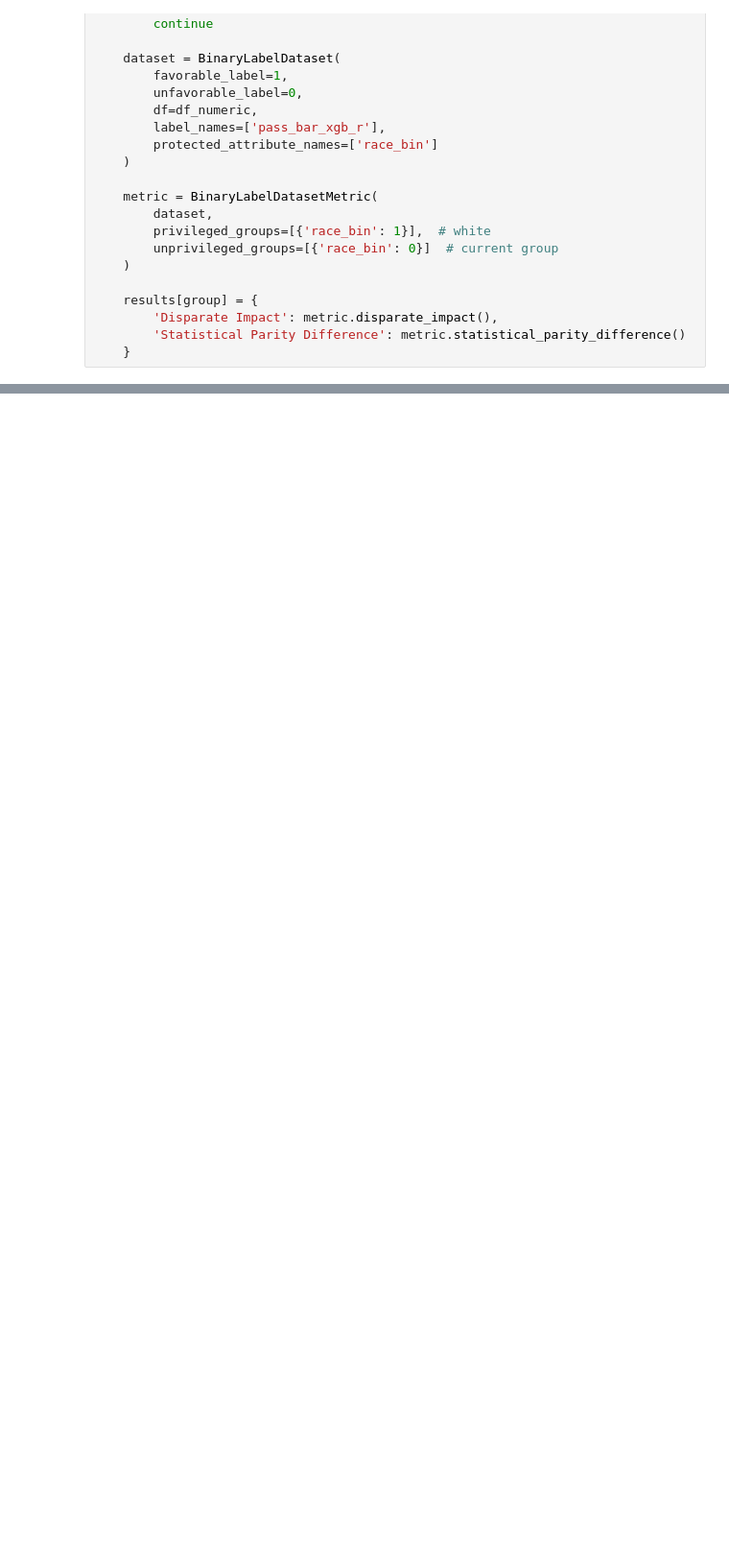
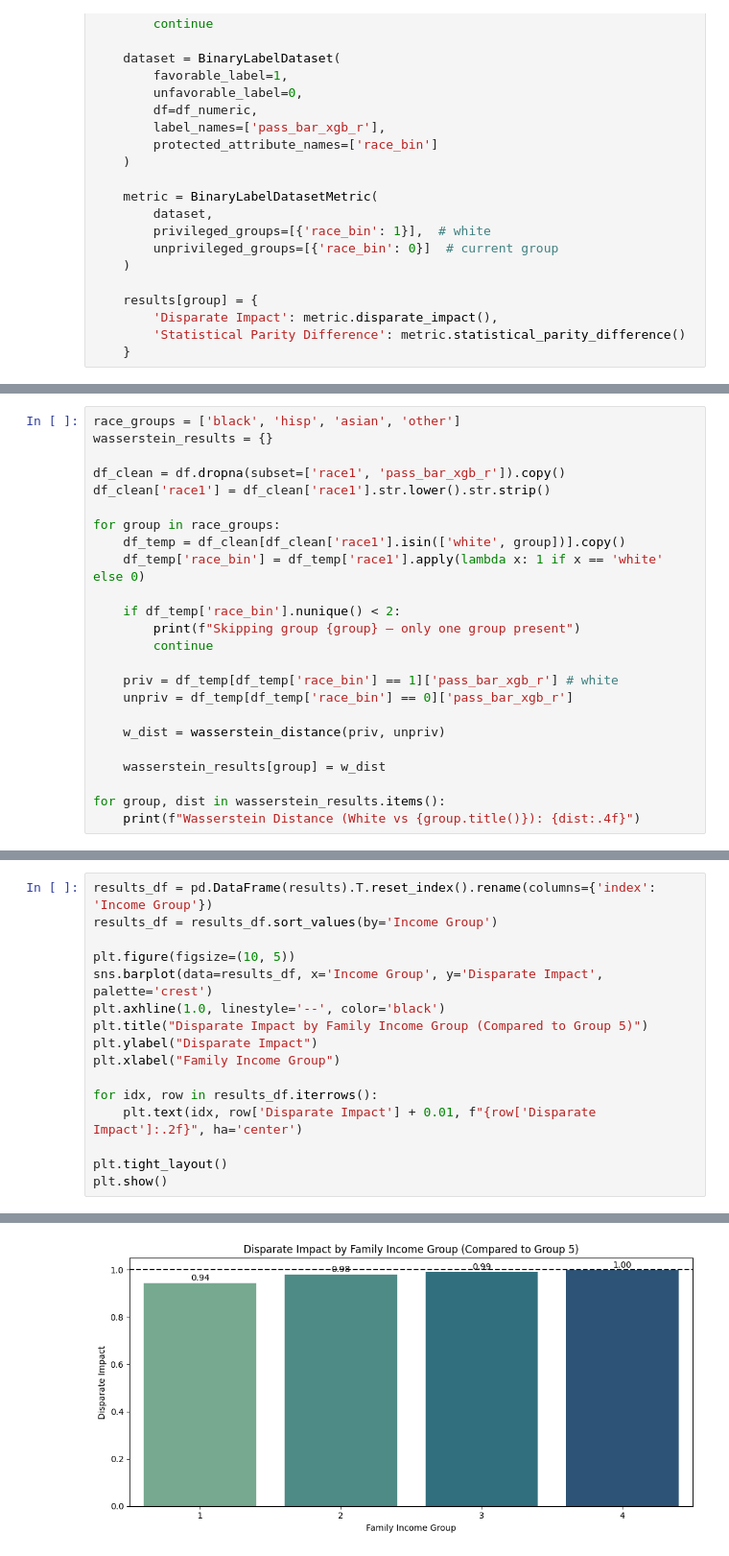
Before and after one commit to fedemarchits/ML-Bias-Mitigation, a Jupyter notebook: law_sch_bias.ipynb, the cells around one changed output, grey strips where cells are left out. Shown at 96% size. Saved outputs shown, nothing was run; the diff lists cells and outputs as text; blank space fills up the shorter version.

```diff
--- a/law_sch_bias.ipynb
+++ b/law_sch_bias.ipynb
@@ -3079,0 +3244,24 @@ Passing `palette` without assigning `hue` is deprecated and will be removed in v
+# %%
+race_groups = ['black', 'hisp', 'asian', 'other']
+wasserstein_results = {}
+
+df_clean = df.dropna(subset=['race1', 'pass_bar_xgb_r']).copy()
+df_clean['race1'] = df_clean['race1'].str.lower().str.strip()
+
+for group in race_groups:
+    df_temp = df_clean[df_clean['race1'].isin(['white', group])].copy()
+    df_temp['race_bin'] = df_temp['race1'].apply(lambda x: 1 if x == 'white' else 0)
+
+    if df_temp['race_bin'].nunique() < 2:
+        print(f"Skipping group {group} — only one group present")
+        continue
+
+    priv = df_temp[df_temp['race_bin'] == 1]['pass_bar_xgb_r'] # white
+    unpriv = df_temp[df_temp['race_bin'] == 0]['pass_bar_xgb_r']
+
+    w_dist = wasserstein_distance(priv, unpriv)
+
+    wasserstein_results[group] = w_dist
+
+for group, dist in wasserstein_results.items():
+    print(f"Wasserstein Distance (White vs {group.title()}): {dist:.4f}")
@@ -3079,0 +3323,17 @@ Passing `palette` without assigning `hue` is deprecated and will be removed in v
+# %%
+results_df = pd.DataFrame(results).T.reset_index().rename(columns={'index': 'Income Group'})
+results_df = results_df.sort_values(by='Income Group')
+
+plt.figure(figsize=(10, 5))
+sns.barplot(data=results_df, x='Income Group', y='Disparate Impact', palette='crest')
+plt.axhline(1.0, linestyle='--', color='black')
+plt.title("Disparate Impact by Family Income Group (Compared to Group 5)")
+plt.ylabel("Disparate Impact")
+plt.xlabel("Family Income Group")
+
+for idx, row in results_df.iterrows():
+    plt.text(idx, row['Disparate Impact'] + 0.01, f"{row['Disparate Impact']:.2f}", ha='center')
+
+plt.tight_layout()
+plt.show()
+# %% [output]
@@ -3079,0 +3343 @@ Passing `palette` without assigning `hue` is deprecated and will be removed in v
+[figure, added]
```
Also changed, not shown: parts of 148 cells of this notebook, 3 other files.
